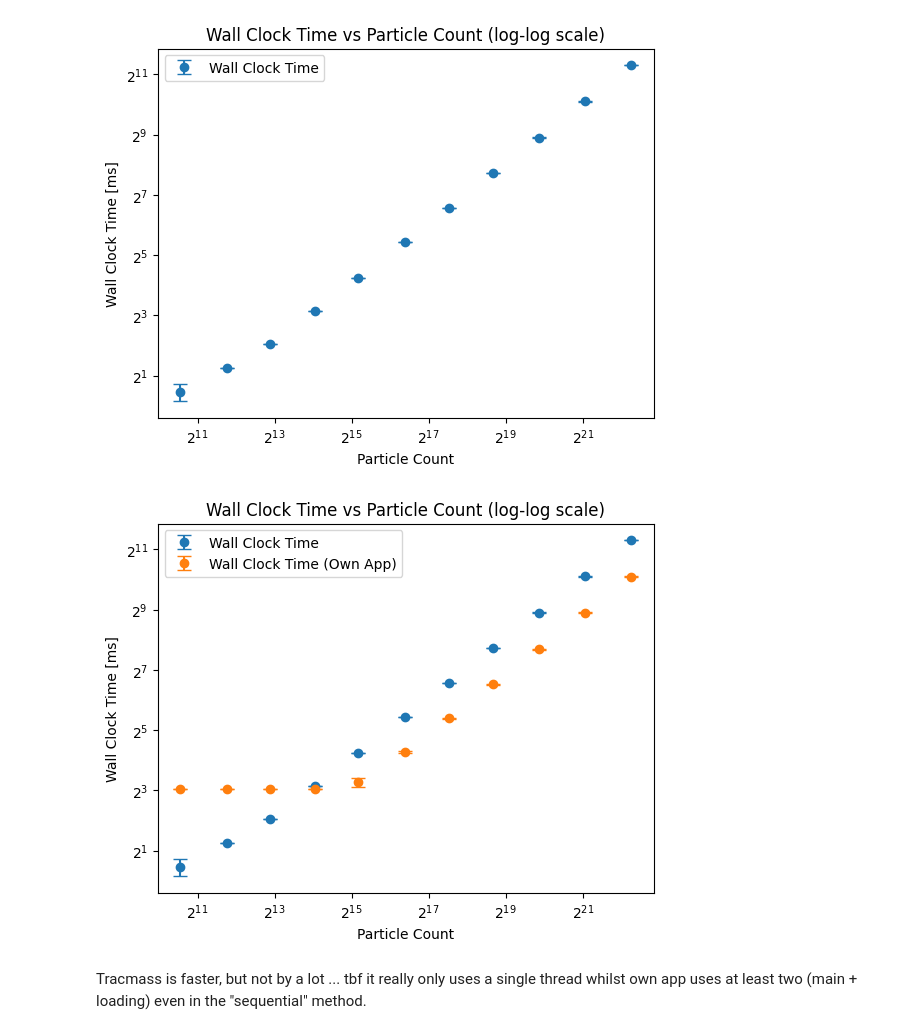
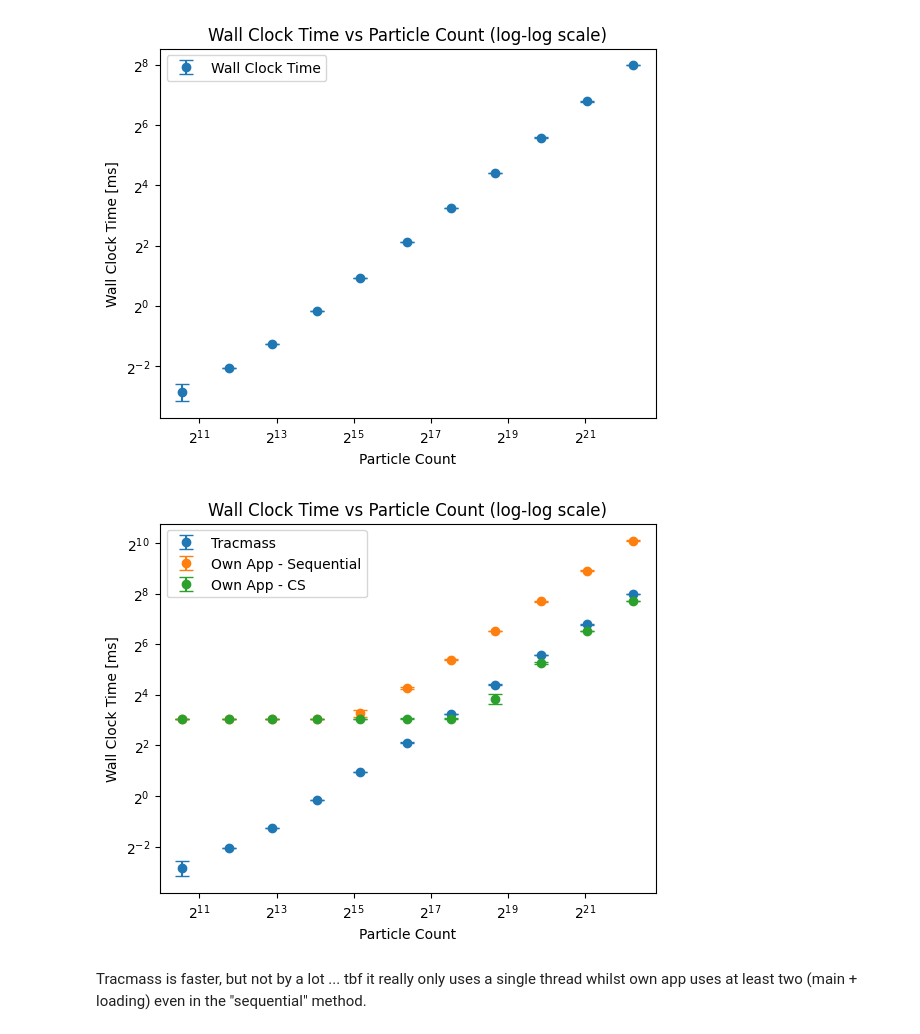
Before and after one commit to MartinOpat/Tracmass, a Jupyter notebook: process_data.ipynb, the cells around one changed output. Drawn from its saved outputs; the diff is of its cells as text; code cells hidden in the pictures.

```diff
--- a/process_data.ipynb
+++ b/process_data.ipynb
@@ -40,7 +40,7 @@ for i in ["_29", "_30", "_31", "_32", "_33", "_34", "_35", "_36", "_37", "_38",
         wall_clock_time = [time_to_seconds(lines[5].split()[-1]), time_to_seconds(lines[29].split()[-1]), time_to_seconds(lines[53].split()[-1])]
 
         # Divide by 25 == number of total steps == intrun*iter
-        num_steps = 1676  # Then again, it appears to be constant
+        num_steps = 1676*10  # Then again, it appears to be constant
 
         # More precisely get the number of steps from the file
         # num_steps = int(lines[-1].split()[-1])
@@ -116,8 +124,16 @@ own_particle_counts = data["pc"]
 own_cpu_times = data["wc"]
 own_cpu_times_err = data["err"]
 
-plt.errorbar(particle_counts, wall_clock_times, wall_clock_times_err, label="Wall Clock Time", fmt='o', capsize=5)
-plt.errorbar(own_particle_counts, own_cpu_times, own_cpu_times_err, label="Wall Clock Time (Own App)", fmt='o', capsize=5)
+data_cs = pd.read_csv("own_cs_wallclock.csv", delimiter=" ")
+own_cs_particle_counts = data_cs["pc"]
+own_cs_cpu_times = data_cs["wc"]
+own_cs_cpu_times_err = data_cs["err"]
+
+
+plt.errorbar(particle_counts, wall_clock_times, wall_clock_times_err, label="Tracmass", fmt='o', capsize=5)
+plt.errorbar(own_particle_counts, own_cpu_times, own_cpu_times_err, label="Own App - Sequential", fmt='o', capsize=5)
+plt.errorbar(own_cs_particle_counts, own_cs_cpu_times, own_cs_cpu_times_err, label="Own App - CS", fmt='o', capsize=5)
+
 plt.xscale("log", base=2)
 plt.yscale("log", base=2)
 plt.xlabel("Particle Count")
@@ -130,5 +146,5 @@ plt.show()
-[figure, old version]
+[figure, new version]
-[figure, old version]
+[figure, new version]
 # %% [markdown]
 Tracmass is faster, but not by a lot ... tbf it really only uses a single thread whilst own app uses at least two (main + loading) even in the "sequential" method.
 # %% [markdown]
```
Also changed, not shown: parts of 2 cells of this notebook, 4 other files.
